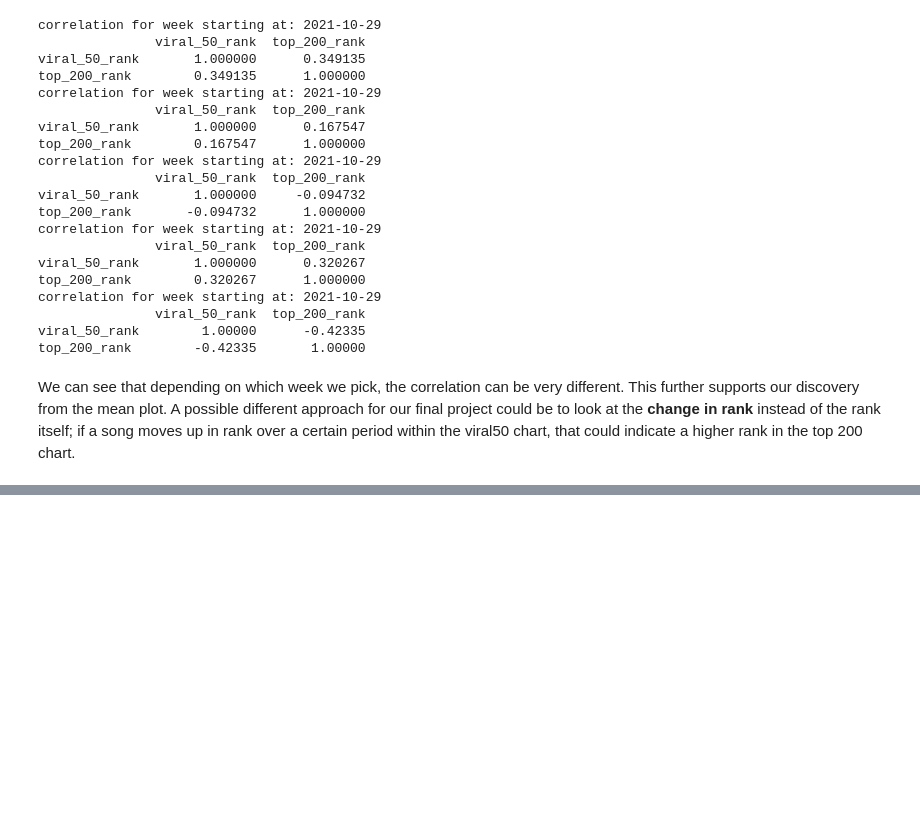
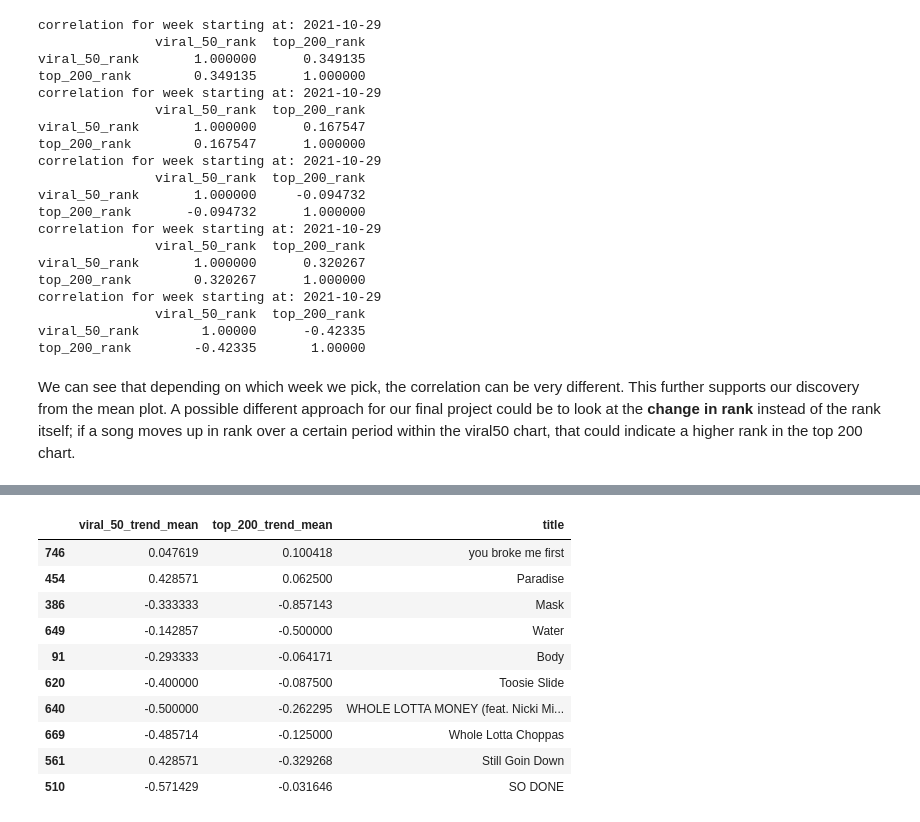
Before and after one commit to Falk358/data_science, a Jupyter notebook: project/02_exploratory_data_analysis.ipynb, the cells around one changed output, grey strips where cells are left out. Cells and saved outputs as stored; diff of their text form; code cells hidden in the pictures; blank space fills up the shorter version.

```diff
--- a/project/02_exploratory_data_analysis.ipynb
+++ b/project/02_exploratory_data_analysis.ipynb
@@ -204,0 +257,15 @@ A possible different approach for our final project could be to look at the **ch
+# %%
+trend_df = get_trend_title_df(usable_titles,viral_50=viral_50_trend,top_200=top_200_trend)
+trend_df.sample(10)
+# %% [output]
+|  | viral_50_trend_mean | top_200_trend_mean | title |
+| 746 | 0.047619 | 0.100418 | you broke me first |
+| 454 | 0.428571 | 0.062500 | Paradise |
+| 386 | -0.333333 | -0.857143 | Mask |
+| 649 | -0.142857 | -0.500000 | Water |
+| 91 | -0.293333 | -0.064171 | Body |
+| 620 | -0.400000 | -0.087500 | Toosie Slide |
+| 640 | -0.500000 | -0.262295 | WHOLE LOTTA MONEY (feat. Nicki Mi... |
+| 669 | -0.485714 | -0.125000 | Whole Lotta Choppas |
+| 561 | 0.428571 | -0.329268 | Still Goin Down |
+| 510 | -0.571429 | -0.031646 | SO DONE |
```
Also changed, not shown: parts of 13 cells of this notebook.
